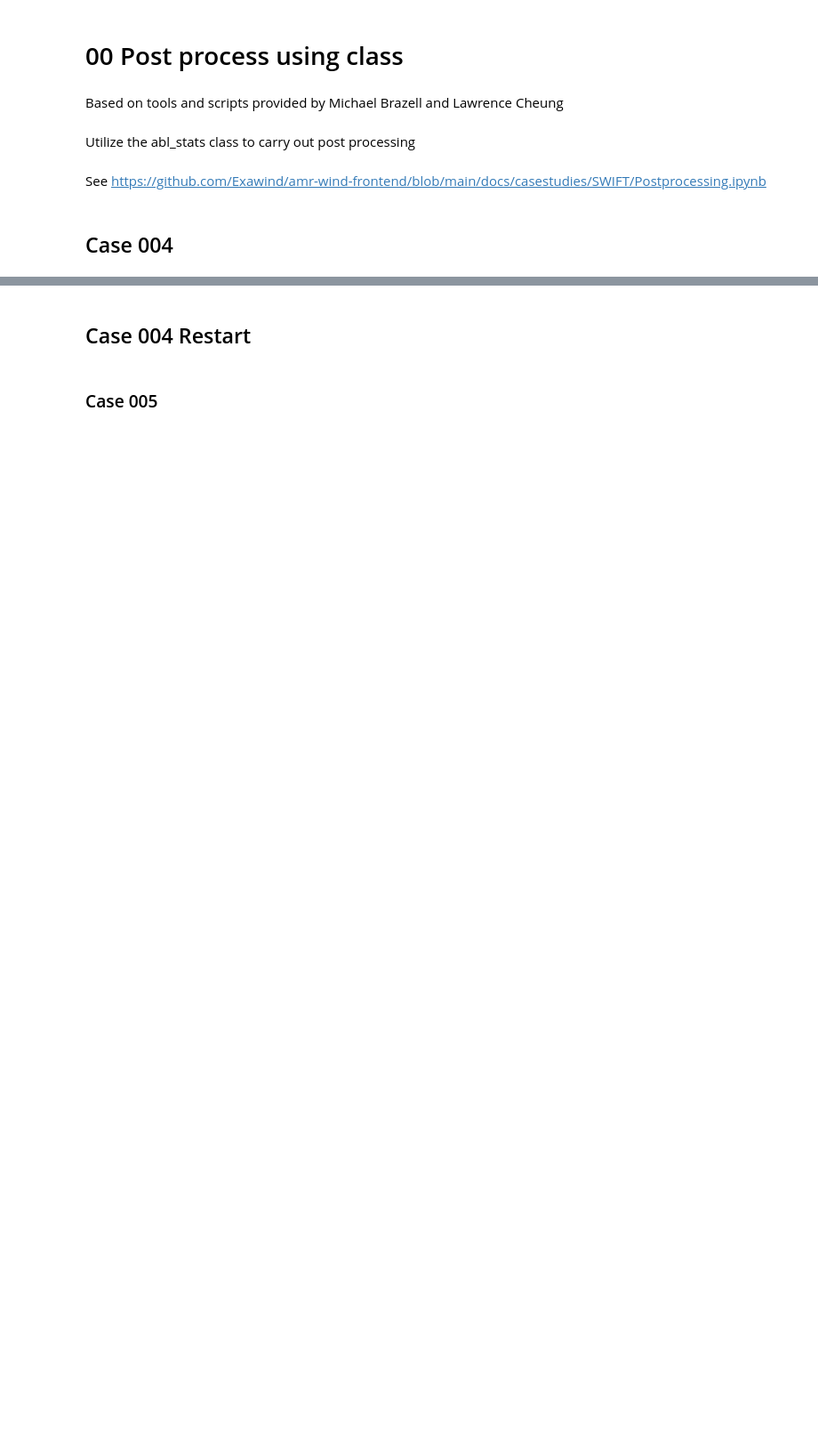
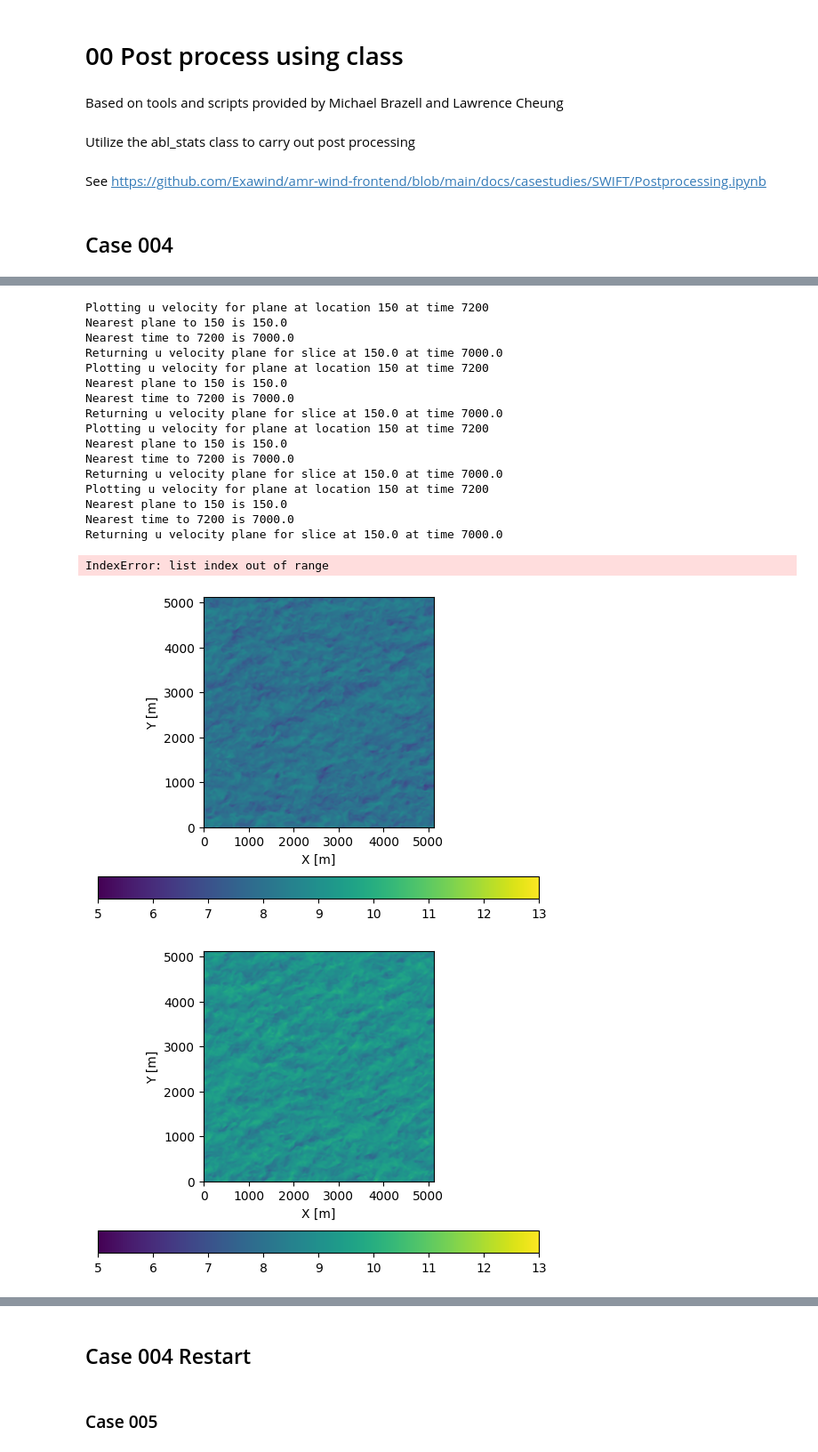
Before and after one commit to NREL/moa_python, a Jupyter notebook: example_post_processing/00_post_process_precursor.ipynb, the cells around one changed output, grey strips where cells are left out. Shown at 89% size. Drawn from its saved outputs; the diff is of its cells as text; code cells hidden in the pictures; blank space fills up the shorter version.

```diff
--- a/example_post_processing/00_post_process_precursor.ipynb
+++ b/example_post_processing/00_post_process_precursor.ipynb
@@ -82,3 +119,23 @@ for n in range(Nfiles):
 # %%
 for n in range(Nfiles):
-    hor_plane[n].plot_plane(height,settling_time, vmin=5., vmax=11.)
+    hor_plane[n].plot_plane(height,settling_time, vmin=5., vmax=13.)
+# %% [output]
+Plotting u velocity for plane at location 150 at time 7200
+Nearest plane to 150 is 150.0
+Nearest time to 7200 is 7000.0
+Returning u velocity plane for slice at 150.0 at time 7000.0
+Plotting u velocity for plane at location 150 at time 7200
+Nearest plane to 150 is 150.0
+Nearest time to 7200 is 7000.0
+Returning u velocity plane for slice at 150.0 at time 7000.0
+Plotting u velocity for plane at location 150 at time 7200
+Nearest plane to 150 is 150.0
+Nearest time to 7200 is 7000.0
+Returning u velocity plane for slice at 150.0 at time 7000.0
+Plotting u velocity for plane at location 150 at time 7200
+Nearest plane to 150 is 150.0
+Nearest time to 7200 is 7000.0
+Returning u velocity plane for slice at 150.0 at time 7000.0
+IndexError: list index out of range
+[figure, added]
+[figure, added]
```
Also changed, not shown: parts of 9 cells of this notebook, 9 other files.
